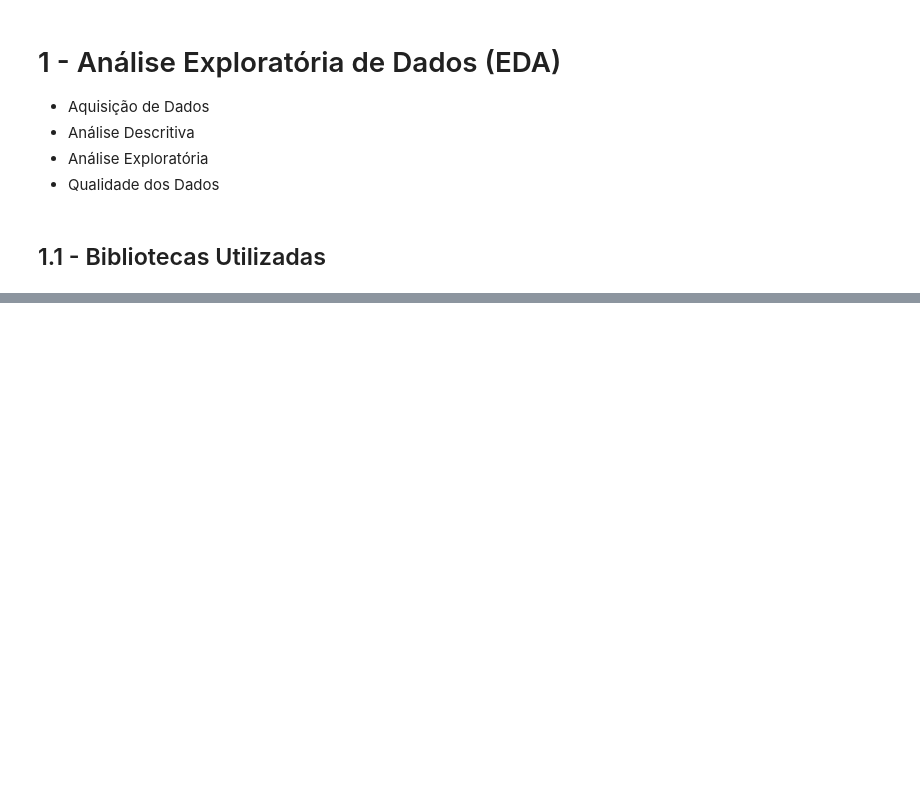
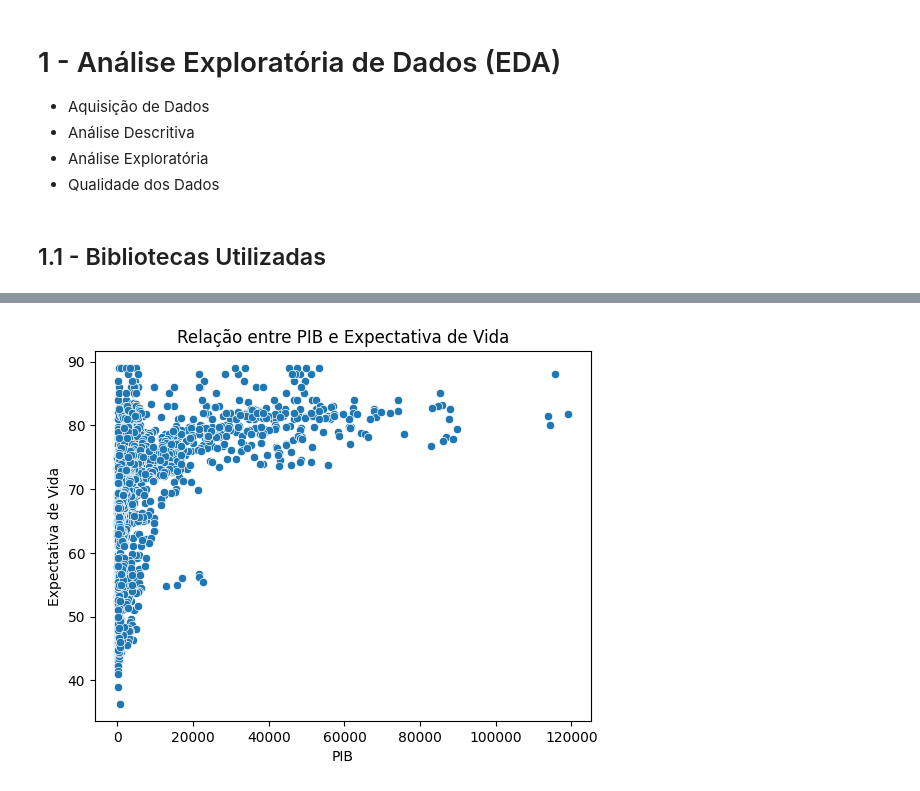
Before and after one commit to AvelinoAlmeida/Life-Expectancy, a Jupyter notebook: 1-exploration_data_analysis.ipynb, the cells around one changed output, grey strips where cells are left out. Cells and saved outputs as stored; diff of their text form; code cells hidden in the pictures; blank space fills up the shorter version.

```diff
--- a/1-exploration_data_analysis.ipynb
+++ b/1-exploration_data_analysis.ipynb
@@ -26,0 +175,9 @@ ModuleNotFoundError: No module named 'matplotlib'
+# %%
+# Relação entre duas variáveis
+sns.scatterplot(x=df_original['GDP'], y=df_original['Life expectancy '])
+plt.title("Relação entre PIB e Expectativa de Vida")
+plt.xlabel("PIB")
+plt.ylabel("Expectativa de Vida")
+plt.show()
+# %% [output]
+[figure, added]
```
Also changed, not shown: parts of 17 cells of this notebook.
